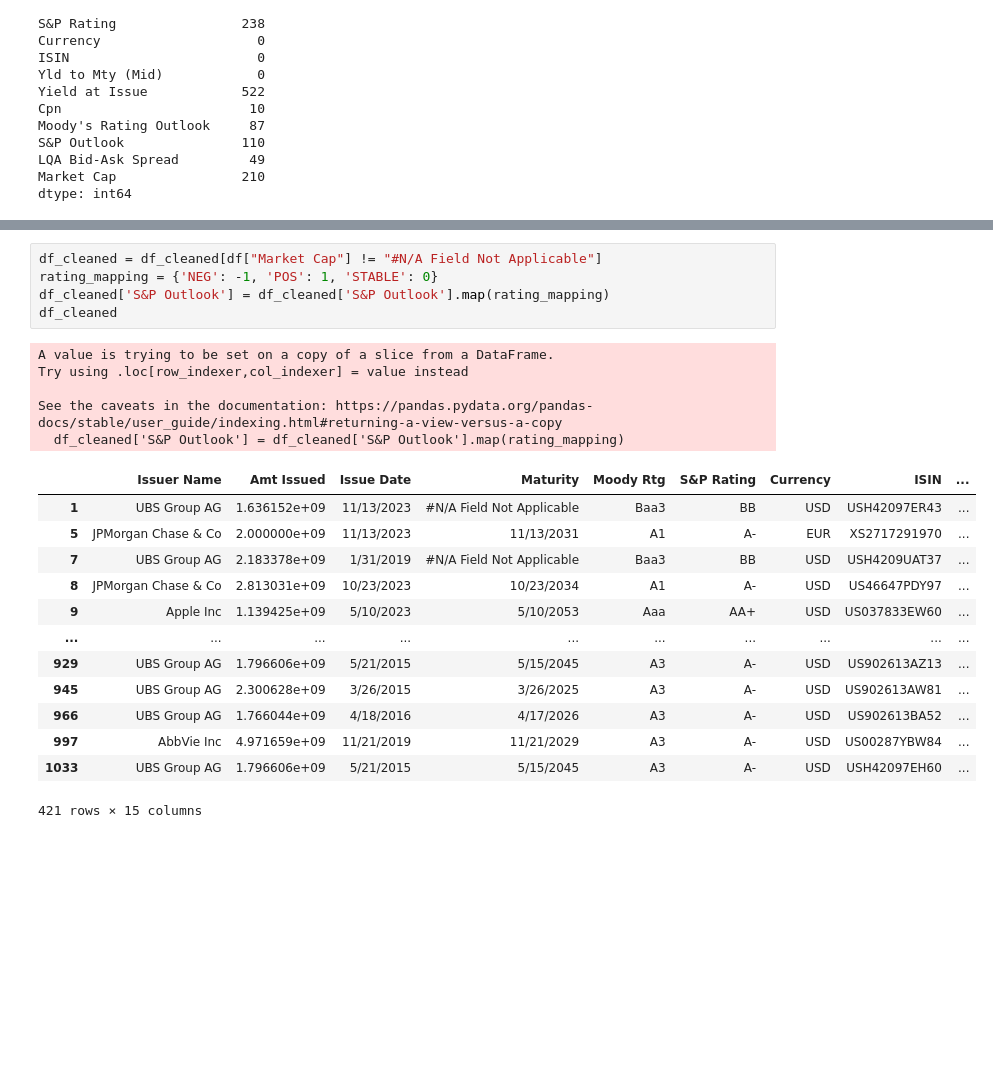
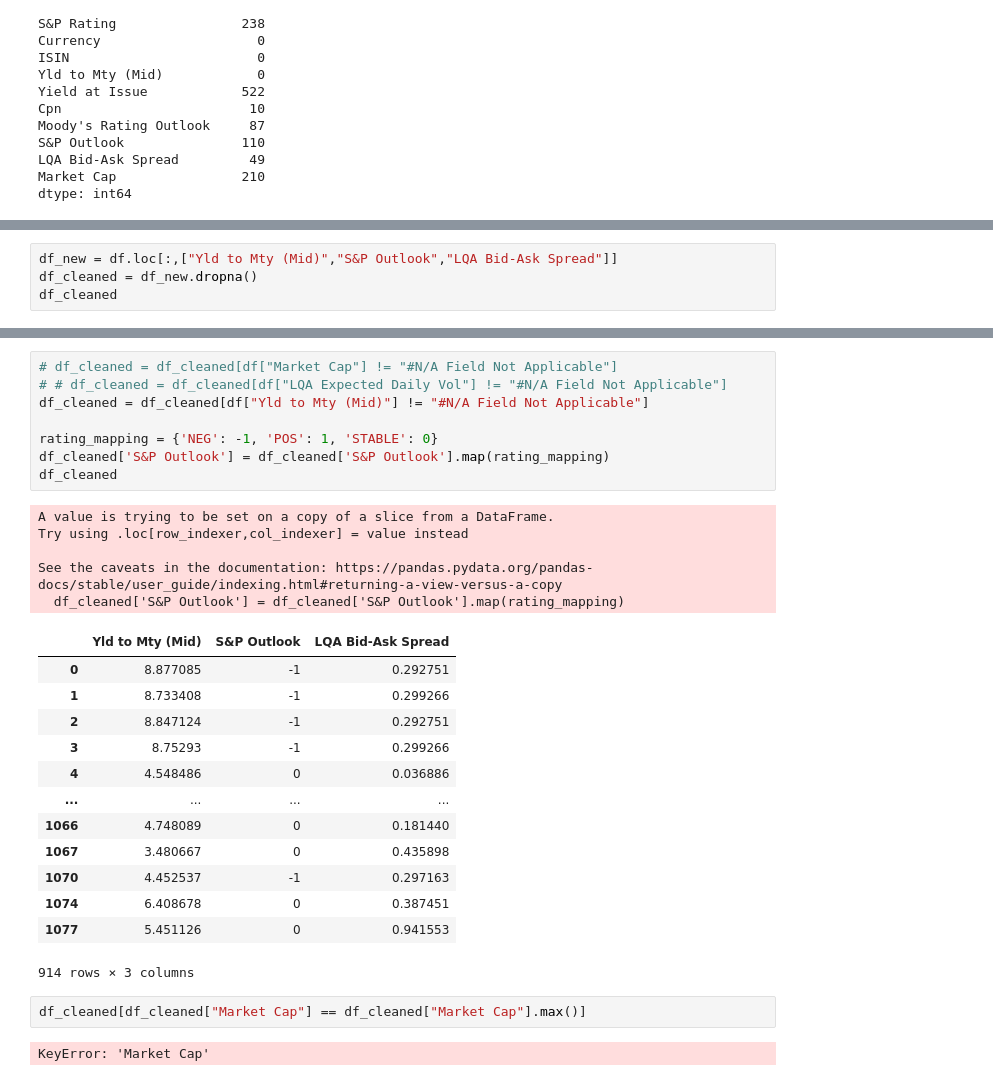
Before and after one commit to jainayushee/market-liquidity-clustering, a Jupyter notebook: project.ipynb, the cells around one changed output, grey strips where cells are left out. Saved outputs shown, nothing was run; the diff lists cells and outputs as text; blank space fills up the shorter version.

```diff
--- a/project.ipynb
+++ b/project.ipynb
@@ -56,0 +34,4 @@ df_cleaned
+# %%
+df_new = df.loc[:,["Yld to Mty (Mid)","S&P Outlook","LQA Bid-Ask Spread"]]
+df_cleaned = df_new.dropna()
+df_cleaned
@@ -57,24 +52,31 @@ df_cleaned
 # %%
-df_cleaned = df_cleaned[df["Market Cap"] != "#N/A Field Not Applicable"]
+# df_cleaned = df_cleaned[df["Market Cap"] != "#N/A Field Not Applicable"]
+# # df_cleaned = df_cleaned[df["LQA Expected Daily Vol"] != "#N/A Field Not Applicable"]
+df_cleaned = df_cleaned[df["Yld to Mty (Mid)"] != "#N/A Field Not Applicable"]
+
 rating_mapping = {'NEG': -1, 'POS': 1, 'STABLE': 0}
 df_cleaned['S&P Outlook'] = df_cleaned['S&P Outlook'].map(rating_mapping)
 df_cleaned
 # %% [output]
 A value is trying to be set on a copy of a slice from a DataFrame.
 Try using .loc[row_indexer,col_indexer] = value instead
 
 See the caveats in the documentation: https://pandas.pydata.org/pandas-docs/stable/user_guide/indexing.html#returning-a-view-versus-a-copy
   df_cleaned['S&P Outlook'] = df_cleaned['S&P Outlook'].map(rating_mapping)
-|  | Issuer Name | Amt Issued | Issue Date | Maturity | Moody Rtg | S&P Rating | Currency | ISIN | ... |
-| 1 | UBS Group AG | 1.636152e+09 | 11/13/2023 | #N/A Field Not Applicable | Baa3 | BB | USD | USH42097ER43 | ... |
-| 5 | JPMorgan Chase & Co | 2.000000e+09 | 11/13/2023 | 11/13/2031 | A1 | A- | EUR | XS2717291970 | ... |
-| 7 | UBS Group AG | 2.183378e+09 | 1/31/2019 | #N/A Field Not Applicable | Baa3 | BB | USD | USH4209UAT37 | ... |
-| 8 | JPMorgan Chase & Co | 2.813031e+09 | 10/23/2023 | 10/23/2034 | A1 | A- | USD | US46647PDY97 | ... |
-| 9 | Apple Inc | 1.139425e+09 | 5/10/2023 | 5/10/2053 | Aaa | AA+ | USD | US037833EW60 | ... |
-| ... | ... | ... | ... | ... | ... | ... | ... | ... | ... |
-| 929 | UBS Group AG | 1.796606e+09 | 5/21/2015 | 5/15/2045 | A3 | A- | USD | US902613AZ13 | ... |
-| 945 | UBS Group AG | 2.300628e+09 | 3/26/2015 | 3/26/2025 | A3 | A- | USD | US902613AW81 | ... |
-| 966 | UBS Group AG | 1.766044e+09 | 4/18/2016 | 4/17/2026 | A3 | A- | USD | US902613BA52 | ... |
-| 997 | AbbVie Inc | 4.971659e+09 | 11/21/2019 | 11/21/2029 | A3 | A- | USD | US00287YBW84 | ... |
-| 1033 | UBS Group AG | 1.796606e+09 | 5/21/2015 | 5/15/2045 | A3 | A- | USD | USH42097EH60 | ... |
+|  | Yld to Mty (Mid) | S&P Outlook | LQA Bid-Ask Spread |
+| 0 | 8.877085 | -1 | 0.292751 |
+| 1 | 8.733408 | -1 | 0.299266 |
+| 2 | 8.847124 | -1 | 0.292751 |
+| 3 | 8.75293 | -1 | 0.299266 |
+| 4 | 4.548486 | 0 | 0.036886 |
+| ... | ... | ... | ... |
+| 1066 | 4.748089 | 0 | 0.181440 |
+| 1067 | 3.480667 | 0 | 0.435898 |
+| 1070 | 4.452537 | -1 | 0.297163 |
+| 1074 | 6.408678 | 0 | 0.387451 |
+| 1077 | 5.451126 | 0 | 0.941553 |
-421 rows × 15 columns
+914 rows × 3 columns
+# %%
+df_cleaned[df_cleaned["Market Cap"] == df_cleaned["Market Cap"].max()]
+# %% [output]
+KeyError: 'Market Cap'
```
Also changed, not shown: parts of 15 cells of this notebook, 1 other file.
